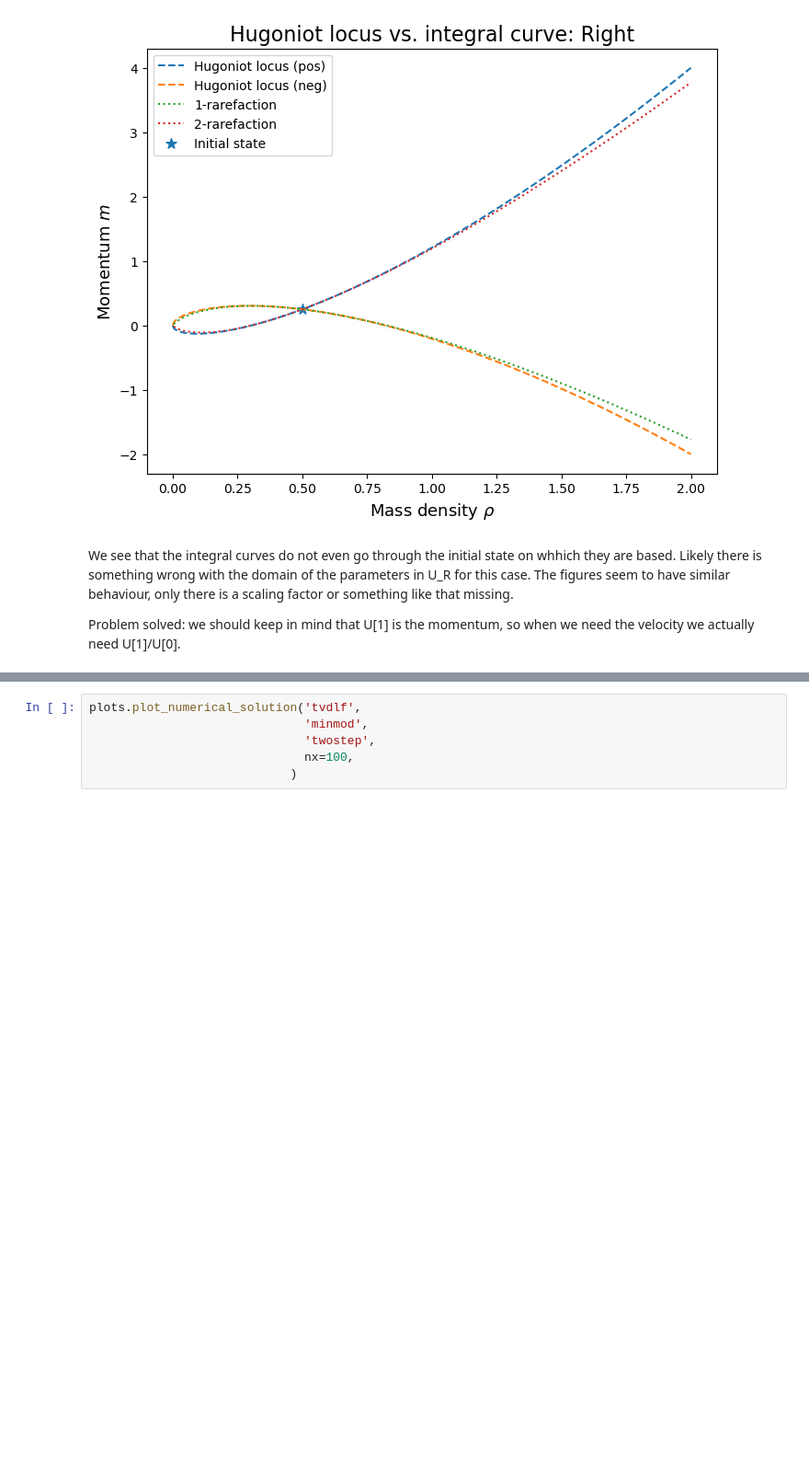
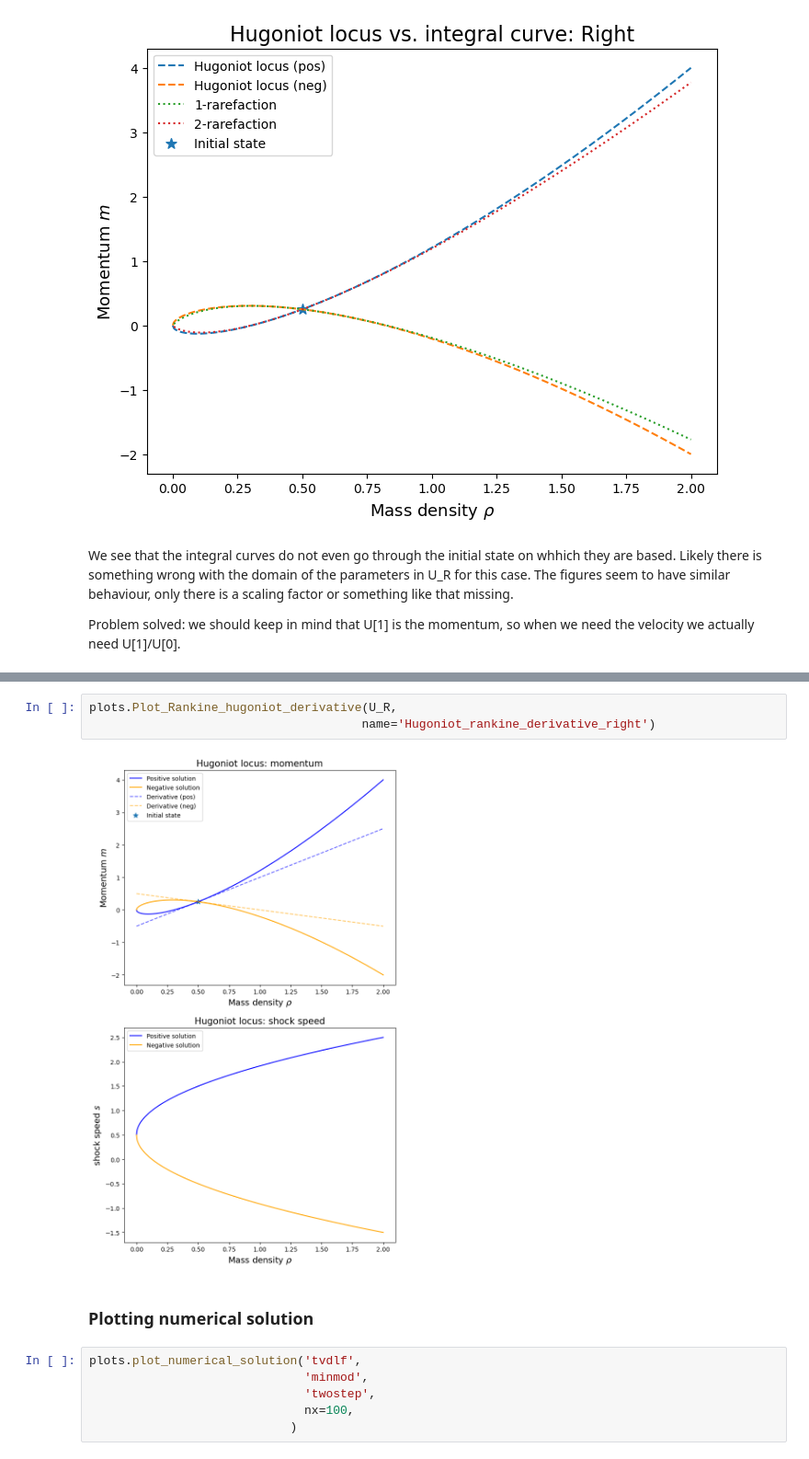
Before and after one commit to BertDepoorter/Individual_CMfAA, a Jupyter notebook: debugging.ipynb, the cells around one changed output, grey strips where cells are left out. Shown at 92% size. Cells and saved outputs as stored; diff of their text form; blank space fills up the shorter version.

```diff
--- a/debugging.ipynb
+++ b/debugging.ipynb
@@ -69,3 +81,10 @@ plots.Plot_Rankine_hugoniot(U_L)
+# %%
+plots.Plot_Rankine_hugoniot_derivative(U_R,
+                                      name='Hugoniot_rankine_derivative_right')
+# %% [output]
+[figure, added]
+# %% [markdown]
+### Plotting numerical solution
 # %%
 plots.plot_numerical_solution('tvdlf',
                               'minmod',
```
Also changed, not shown: parts of 4 cells of this notebook, 6 other files.
